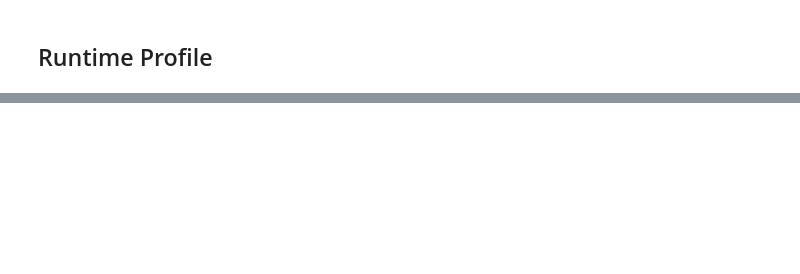
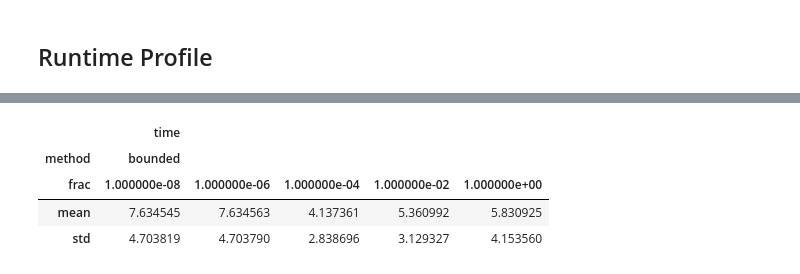
Before and after one commit to xenophonlabs/crvUSDrisk, a Jupyter notebook: notebooks/analyze.ipynb, the cells around one changed output, grey strips where cells are left out. Saved outputs shown, nothing was run; the diff lists cells and outputs as text; code cells hidden in the pictures; blank space fills up the shorter version.

```diff
--- a/notebooks/analyze.ipynb
+++ b/notebooks/analyze.ipynb
@@ -102,0 +159,18 @@ df
+# %%
+# Show price updates are reasonable
+results = defaultdict(list)
+for _ in range(1000):
+    random_price_update()
+    for k, v in scenario.curr_price.prices_usd.items():
+        results[k].append(v)
+keys = list(results.keys())
+n = len(keys)
+n, m = int(n**0.5), n // int(n**0.5) + (n % int(n**0.5) > 0)
+f, axs = plt.subplots(n, m, figsize=(15, 15))
+for i in range(n):
+    for j in range(m):
+        key = keys.pop()
+        ax = axs[i, j]
+        ax.hist(results[key])
+        ax.set_title(ADDRESS_TO_SYMBOL[key])
+        ax.axvline(scenario.pricepaths[-1].prices_usd[key], color="red")
@@ -102,0 +179,63 @@ df
+# %%
+# Make sure the optimization is working regardless of method or price change
+times = []
+results = []
+
+
+def analyze(n_sample_prices=1, n_sample_timeit=10):
+    for price_num in range(n_sample_prices):
+        print(f"Price num: {price_num}")
+        random_price_update()
+        sample = scenario.curr_price
+        for cycle_num, cycle in enumerate(scenario.cycles):
+            tmp = []
+            # for method in ["bounded", "brent"]:
+            for method in ["bounded"]:
+                for frac in [1, 1e-2, 1e-4, 1e-6, 1e-8]:
+                    times_ = {
+                        "price_num": price_num,
+                        "cycle_num": cycle_num,
+                        "method": method,
+                        "frac": frac,
+                    }
+                    results_ = {
+                        "price_num": price_num,
+                        "cycle_num": cycle_num,
+                        "method": method,
+                        "frac": frac,
+                    }
+                    res = opt(cycle, method, sample, set_tol=True, frac=frac)
+                    results_["profit"] = res[1]
+                    tmp.append(res[1])
+                    times_["time"] = (
+                        timeit.timeit(
+                            lambda: opt(cycle, method, sample, set_tol=True, frac=frac),
+                            number=n_sample_timeit,
+                            # globals=globals(),
+                        )
+                        / n_sample_timeit
+                    )
+                    times.append(times_)
+                    results.append(results_)
+                    if frac != 1 and res[2] == 1.0:
+                        break  # frac already too low
+            # make sure result is correct
+            trade = cycle.trades[0]
+            decimals = trade.pool.coin_decimals[trade.i]
+            correct = opt(cycle, "bounded", sample, set_tol=False, frac=1)[1]
+            tmp = [abs(x - correct) / 10**decimals for x in tmp]
+            assert max(tmp) < 1e-6
+
+
+analyze(n_sample_prices=10)
+times_df = pd.DataFrame(times)
+times_df = (
+    times_df.set_index(["method", "frac", "price_num", "cycle_num"])
+    .sort_index()
+    .unstack(level=["method", "frac"])
+    .bfill(axis=1)
+)
+times_df *= 1e3  # convert to ms
+times_df = times_df.agg(["mean", "std"], axis=0)
+times_df
+# %% [output]
@@ -102,0 +259,5 @@ df
+|  | time |  |  |  |  |
+| method | bounded |  |  |  |  |
+| frac | 1.000000e-08 | 1.000000e-06 | 1.000000e-04 | 1.000000e-02 | 1.000000e+00 |
+| mean | 7.634545 | 7.634563 | 4.137361 | 5.360992 | 5.830925 |
+| std | 4.703819 | 4.703790 | 2.838696 | 3.129327 | 4.153560 |
```
Also changed, not shown: parts of 27 cells of this notebook, 12 other files.
